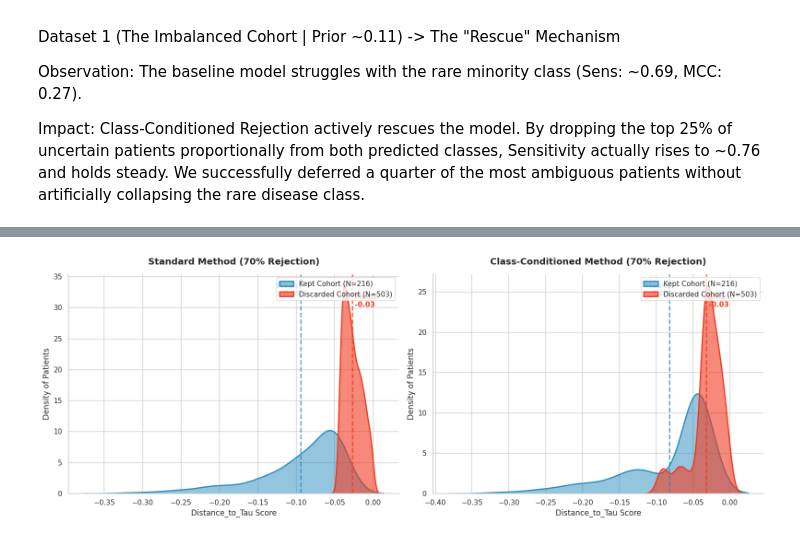
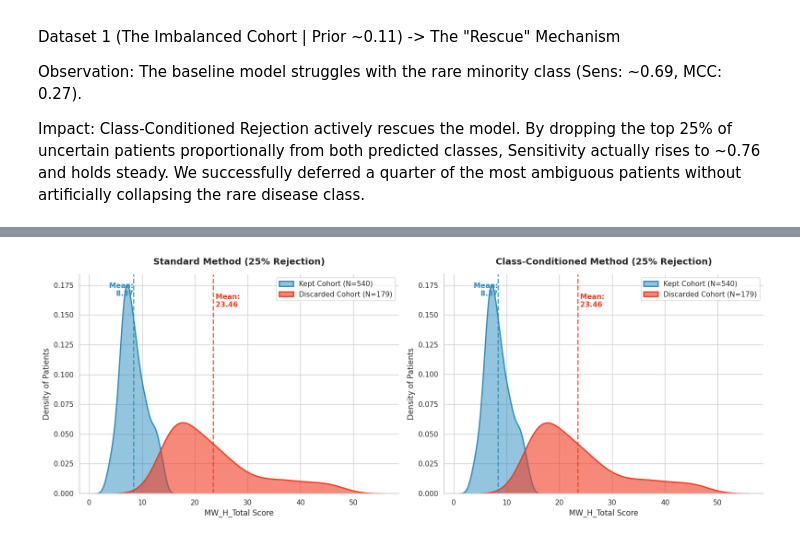
Before and after one commit to endrwalter/uncertainty_ml, a Jupyter notebook: code_uncertainty/main_ms.ipynb, the cells around one changed output, grey strips where cells are left out. Drawn from its saved outputs; the diff is of its cells as text; code cells hidden in the pictures.

Commit message:
margin-weighted H total

```diff
--- a/code_uncertainty/main_ms.ipynb
+++ b/code_uncertainty/main_ms.ipynb
@@ -54,7 +54,7 @@ patients_stats_copy['H_Total'] = uncertainty_results['H_Total']
 patients_stats_copy['C_Aleatoric'] = uncertainty_results['C_Aleatoric']
 patients_stats_copy['I_Epistemic'] = uncertainty_results['I_Epistemic']
 patients_stats_copy['Distance_to_Tau'] = uncertainty_results['Distance_to_Tau']
-
+patients_stats_copy['MW_H_Total'] = uncertainty_results['MW_H_Total']
 # Compute the baseline risk (mean of probs_cal across all folds) for each patient and its uncertainty value
 proportion_positive = all_patients['label'].sum() / len(all_patients)
 H_bl = -(proportion_positive * np.log2(proportion_positive + 1e-12) +
@@ -187,11 +187,11 @@ I_Epistemic 0.010 ± 0.010   0.016 ± 0.020   0.433
 # %%
 
 
 from lib.plots import plot_side_by_side_distributions
 
 
 # --- Example Usage ---
 optimal_threshold = patients_stats_copy['label'].mean()
-plot_side_by_side_distributions(patients_stats_copy, uncertainty_col='Distance_to_Tau', threshold=optimal_threshold, rate=70)
+plot_side_by_side_distributions(patients_stats_copy, uncertainty_col='MW_H_Total', threshold=optimal_threshold, rate=25)
 # %% [output]
-[figure, old version]
+[figure, new version]
```
Also changed, not shown: parts of 5 cells of this notebook, 1 other file.
